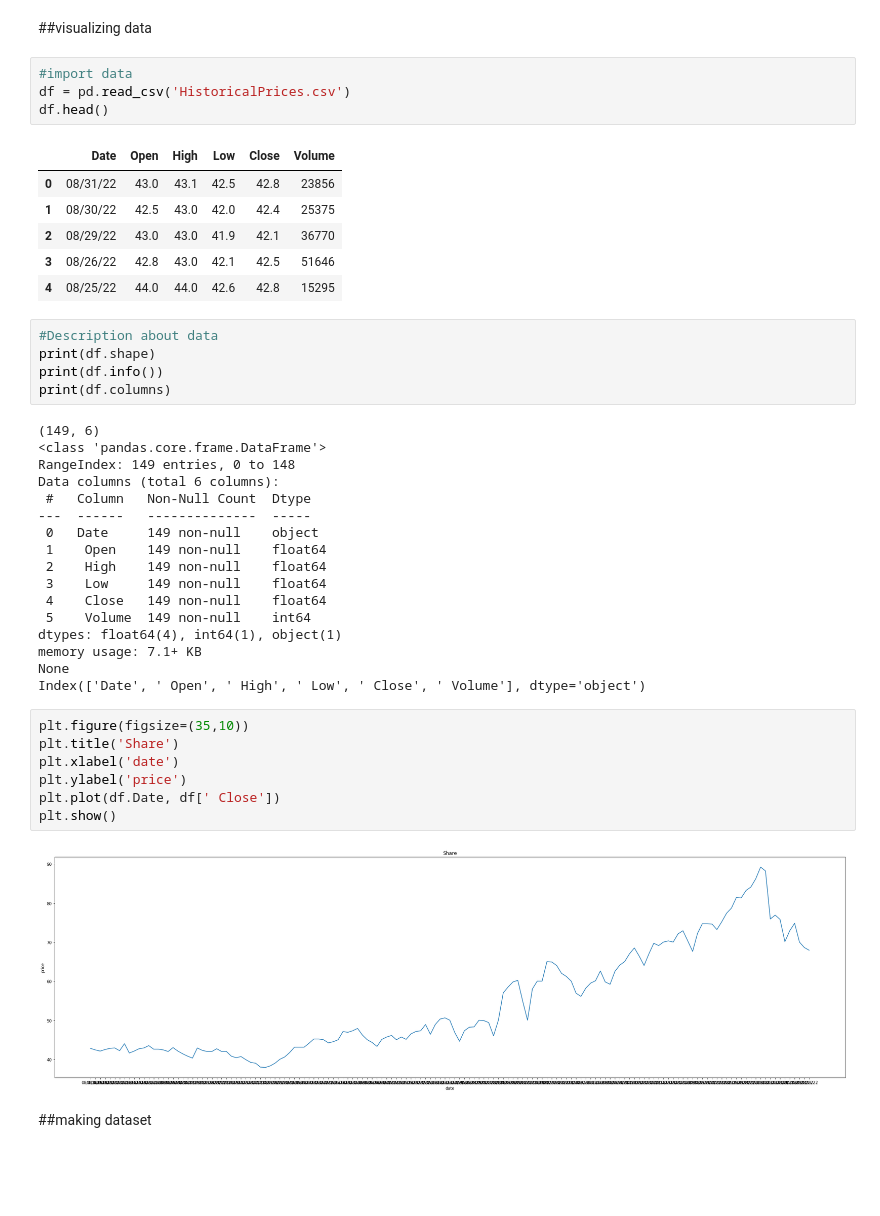
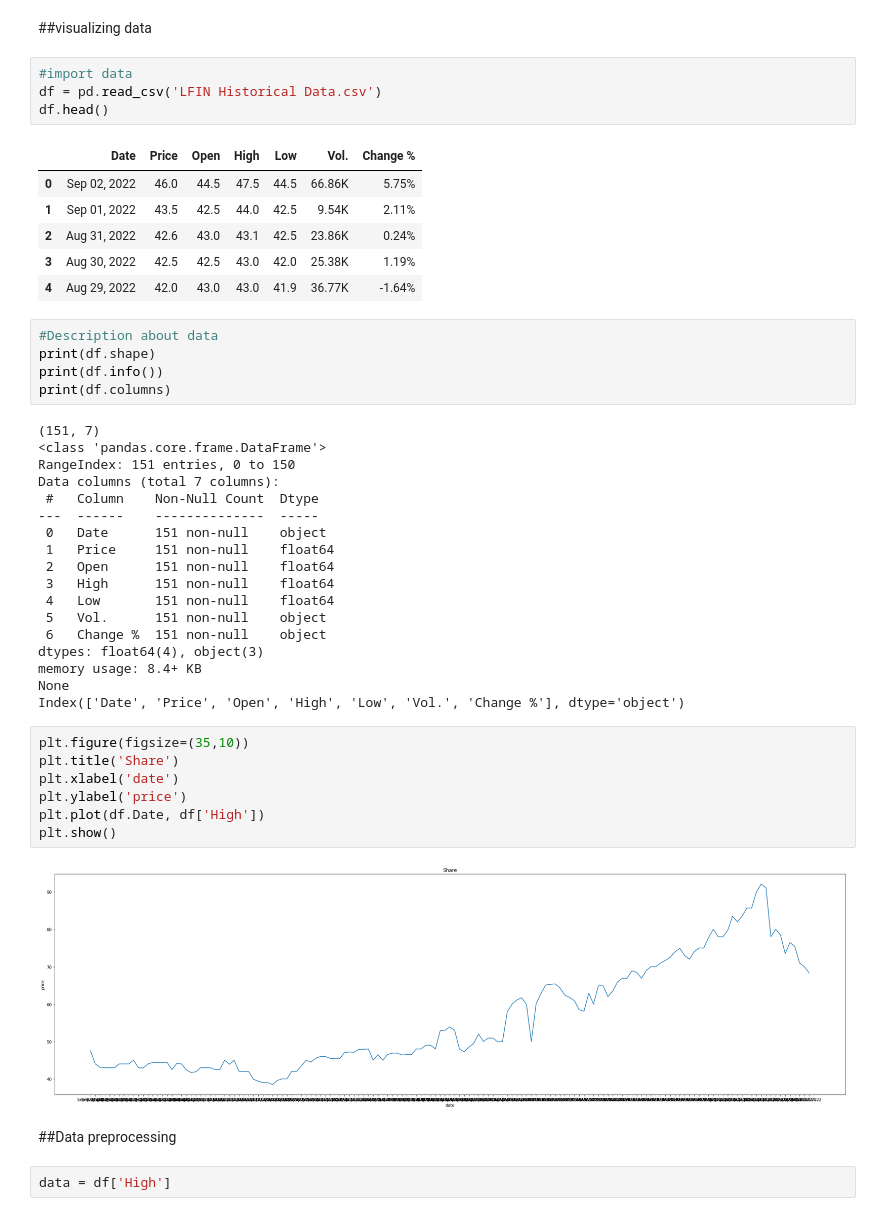
Before and after one commit to MorningStarTM/Machine_Learning_Examples, a Jupyter notebook: stockPricePrediction.ipynb, the cells around one changed output. Saved outputs shown, nothing was run; the diff lists cells and outputs as text; blank space fills up the shorter version.

```diff
--- a/stockPricePrediction.ipynb
+++ b/stockPricePrediction.ipynb
@@ -11,45 +11,48 @@ import matplotlib.pyplot as plt
 ##visualizing data
 # %%
 #import data
-df = pd.read_csv('HistoricalPrices.csv')
+df = pd.read_csv('LFIN Historical Data.csv')
 df.head()
 # %% [output]
-|  | Date | Open | High | Low | Close | Volume |
-| 0 | 08/31/22 | 43.0 | 43.1 | 42.5 | 42.8 | 23856 |
-| 1 | 08/30/22 | 42.5 | 43.0 | 42.0 | 42.4 | 25375 |
-| 2 | 08/29/22 | 43.0 | 43.0 | 41.9 | 42.1 | 36770 |
-| 3 | 08/26/22 | 42.8 | 43.0 | 42.1 | 42.5 | 51646 |
-| 4 | 08/25/22 | 44.0 | 44.0 | 42.6 | 42.8 | 15295 |
+|  | Date | Price | Open | High | Low | Vol. | Change % |
+| 0 | Sep 02, 2022 | 46.0 | 44.5 | 47.5 | 44.5 | 66.86K | 5.75% |
+| 1 | Sep 01, 2022 | 43.5 | 42.5 | 44.0 | 42.5 | 9.54K | 2.11% |
+| 2 | Aug 31, 2022 | 42.6 | 43.0 | 43.1 | 42.5 | 23.86K | 0.24% |
+| 3 | Aug 30, 2022 | 42.5 | 42.5 | 43.0 | 42.0 | 25.38K | 1.19% |
+| 4 | Aug 29, 2022 | 42.0 | 43.0 | 43.0 | 41.9 | 36.77K | -1.64% |
 # %%
 #Description about data
 print(df.shape)
 print(df.info())
 print(df.columns)
 # %% [output]
-(149, 6)
+(151, 7)
 <class 'pandas.core.frame.DataFrame'>
-RangeIndex: 149 entries, 0 to 148
-Data columns (total 6 columns):
- #   Column   Non-Null Count  Dtype
----  ------   --------------  -----
- 0   Date     149 non-null    object
- 1    Open    149 non-null    float64
- 2    High    149 non-null    float64
- 3    Low     149 non-null    float64
- 4    Close   149 non-null    float64
- 5    Volume  149 non-null    int64
-dtypes: float64(4), int64(1), object(1)
-memory usage: 7.1+ KB
+RangeIndex: 151 entries, 0 to 150
+Data columns (total 7 columns):
+ #   Column    Non-Null Count  Dtype
+---  ------    --------------  -----
+ 0   Date      151 non-null    object
+ 1   Price     151 non-null    float64
+ 2   Open      151 non-null    float64
+ 3   High      151 non-null    float64
+ 4   Low       151 non-null    float64
+ 5   Vol.      151 non-null    object
+ 6   Change %  151 non-null    object
+dtypes: float64(4), object(3)
+memory usage: 8.4+ KB
 None
-Index(['Date', ' Open', ' High', ' Low', ' Close', ' Volume'], dtype='object')
+Index(['Date', 'Price', 'Open', 'High', 'Low', 'Vol.', 'Change %'], dtype='object')
 # %%
 plt.figure(figsize=(35,10))
 plt.title('Share')
 plt.xlabel('date')
 plt.ylabel('price')
-plt.plot(df.Date, df[' Close'])
+plt.plot(df.Date, df['High'])
 plt.show()
 # %% [output]
-[figure, old version]
+[figure, new version]
-# %% [markdown]
-##making dataset
+# %% [markdown]
+##Data preprocessing
+# %%
+data = df['High']
```
Also changed, not shown: parts of 7 cells of this notebook.
